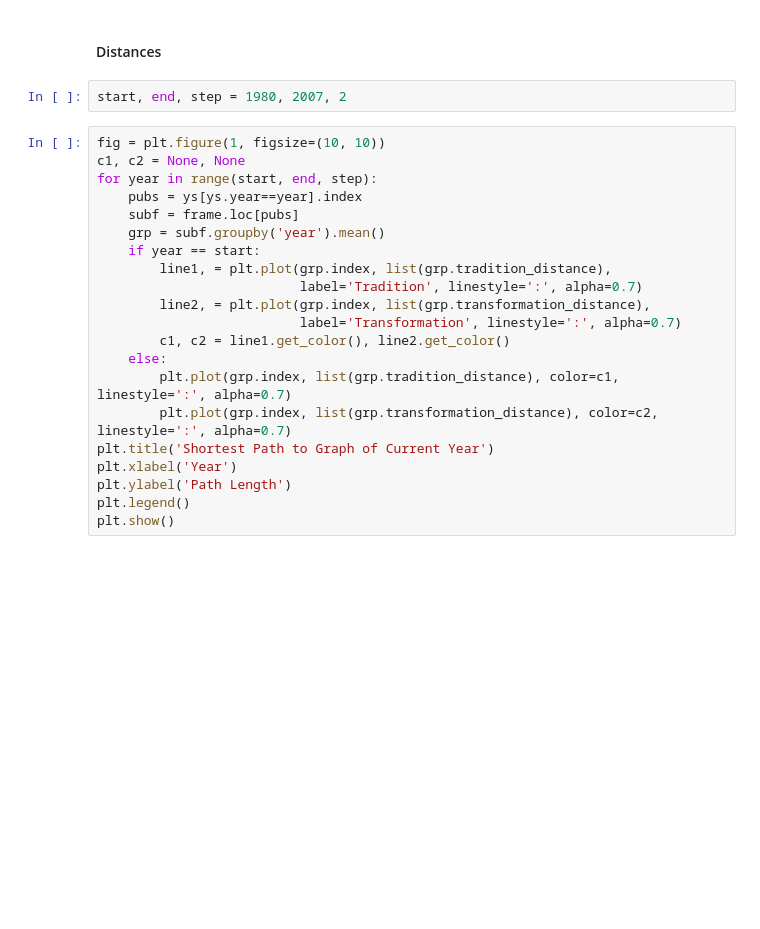
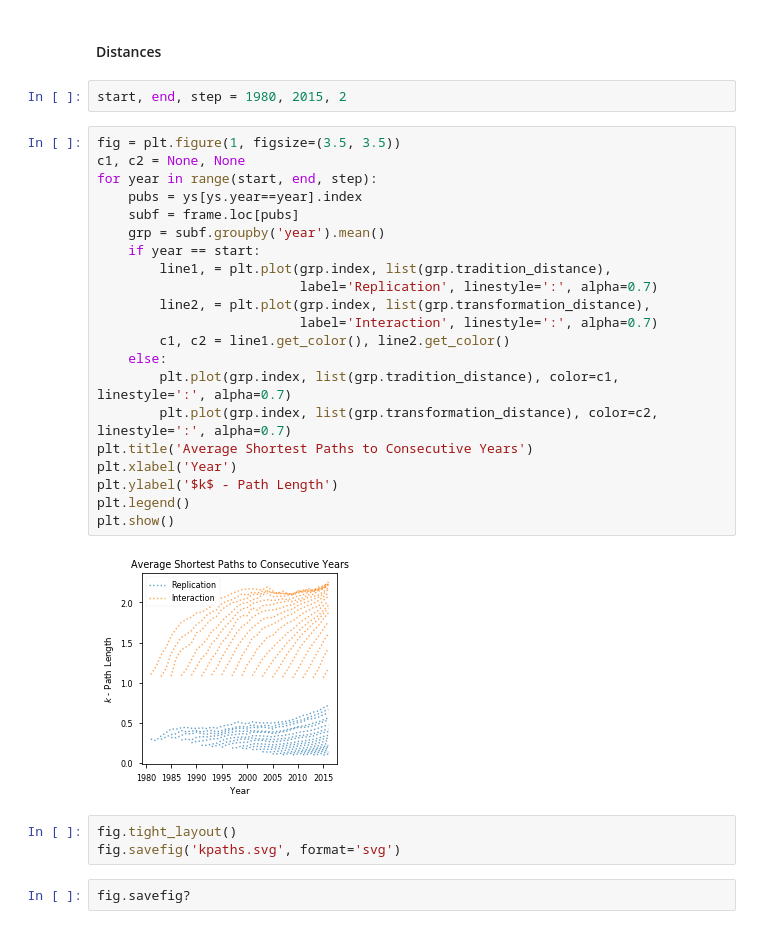
Before and after one commit to AlexImmer/network-epistemology, a Jupyter notebook: Data Analysis-Cropped.ipynb, the cells around one changed output. Cells and saved outputs as stored; diff of their text form; blank space fills up the shorter version.

```diff
--- a/Data Analysis-Cropped.ipynb
+++ b/Data Analysis-Cropped.ipynb
@@ -257,25 +321,32 @@ plt.show()
 # %% [markdown]
 #### Distances
 # %%
-start, end, step = 1980, 2007, 2
+start, end, step = 1980, 2015, 2
 # %%
-fig = plt.figure(1, figsize=(10, 10))
+fig = plt.figure(1, figsize=(3.5, 3.5))
 c1, c2 = None, None
 for year in range(start, end, step):
     pubs = ys[ys.year==year].index
     subf = frame.loc[pubs]
     grp = subf.groupby('year').mean()
     if year == start:
         line1, = plt.plot(grp.index, list(grp.tradition_distance),
-                          label='Tradition', linestyle=':', alpha=0.7)
+                          label='Replication', linestyle=':', alpha=0.7)
         line2, = plt.plot(grp.index, list(grp.transformation_distance),
-                          label='Transformation', linestyle=':', alpha=0.7)
+                          label='Interaction', linestyle=':', alpha=0.7)
         c1, c2 = line1.get_color(), line2.get_color()
     else:
         plt.plot(grp.index, list(grp.tradition_distance), color=c1, linestyle=':', alpha=0.7)
         plt.plot(grp.index, list(grp.transformation_distance), color=c2, linestyle=':', alpha=0.7)
-plt.title('Shortest Path to Graph of Current Year')
+plt.title('Average Shortest Paths to Consecutive Years')
 plt.xlabel('Year')
-plt.ylabel('Path Length')
+plt.ylabel('$k$ - Path Length')
 plt.legend()
 plt.show()
+# %% [output]
+[figure, added]
+# %%
+fig.tight_layout()
+fig.savefig('kpaths.svg', format='svg')
+# %%
+fig.savefig?
```
Also changed, not shown: parts of 17 cells of this notebook, 2 other files.
